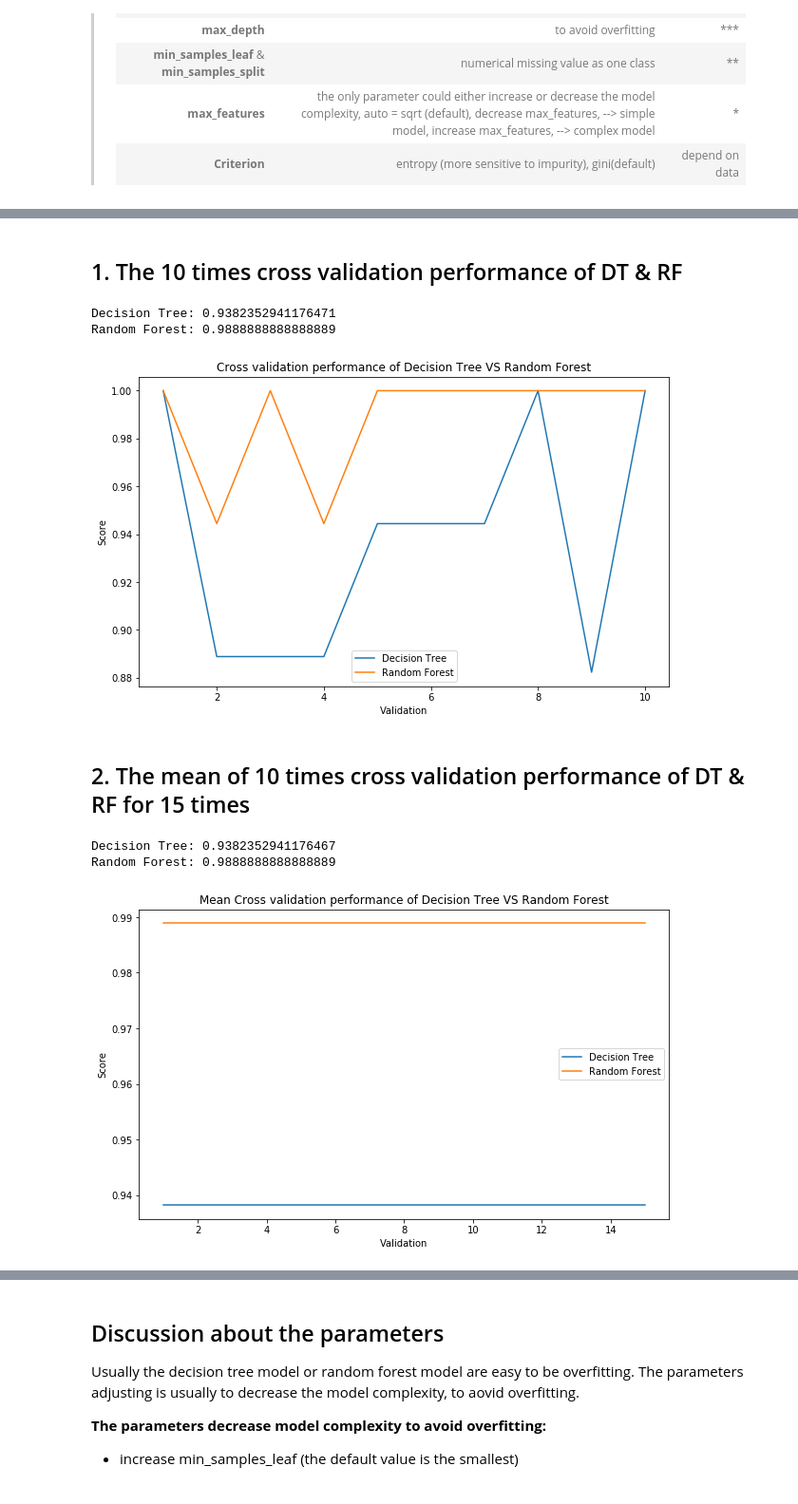
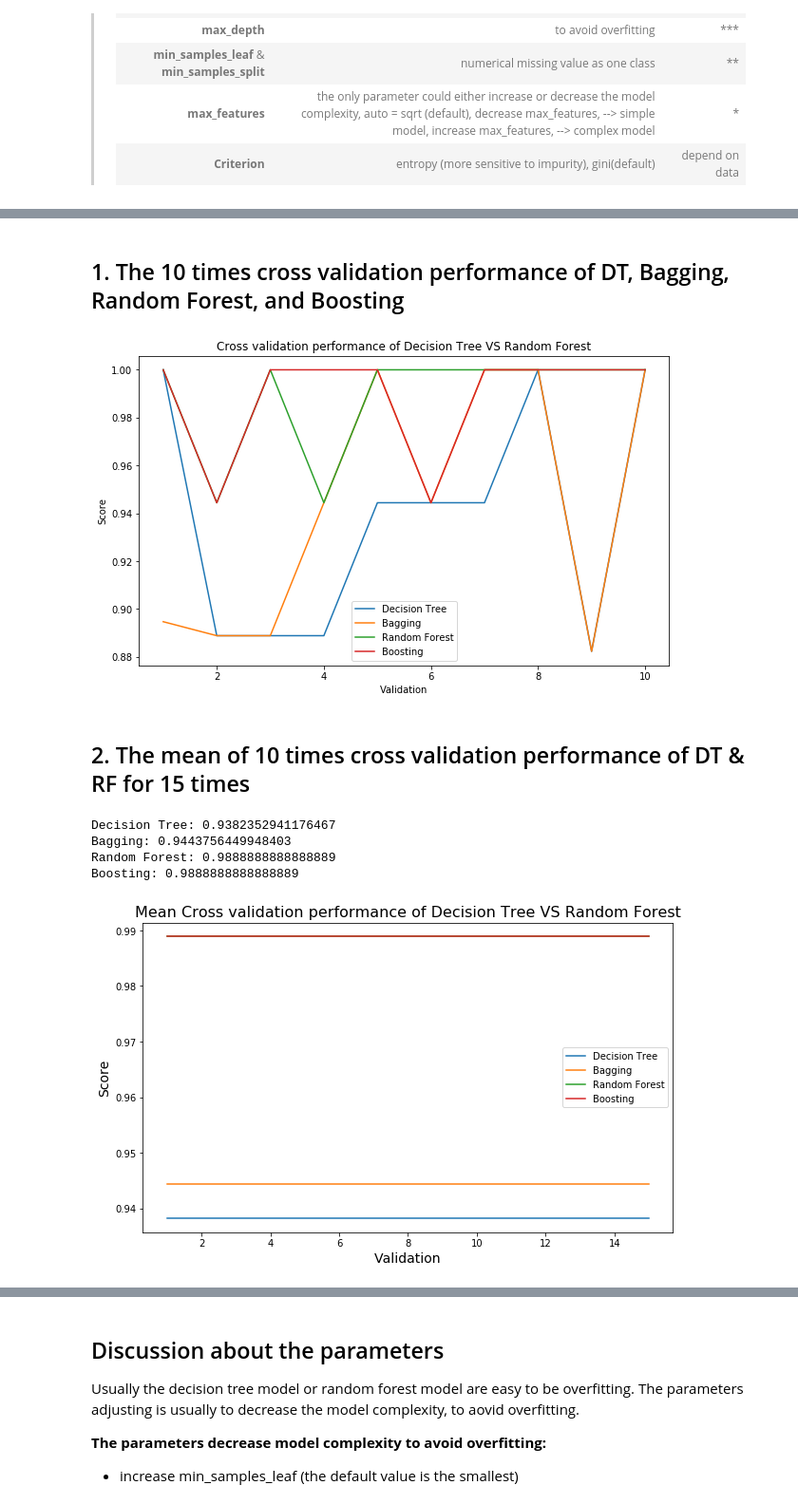
Before and after one commit to xslittlemaggie/Deep-Learning-Machine-Learning-Projects, a Jupyter notebook: Wine_DecisionTree_RandomForest.ipynb, the cells around one changed output, grey strips where cells are left out. Shown: that part at 95% size. Drawn from its saved outputs; the diff is of its cells as text; code cells hidden in the pictures.

```diff
--- a/Wine_DecisionTree_RandomForest.ipynb
+++ b/Wine_DecisionTree_RandomForest.ipynb
@@ -325,56 +415,92 @@ The value of n_estimators with the best performance: 14
 # %% [markdown]
-## 1. The 10 times cross validation performance of DT & RF
+## 1. The 10 times cross validation performance of DT, Bagging, Random Forest, and Boosting
 # %%
 # cross validation of Decision Tree
 clf = DecisionTreeClassifier(criterion = "entropy" ,splitter = "random" ,random_state = 30 ,max_depth = 3) # best parameters determined from part one
 clf_s = cross_val_score(clf, wine.data, wine.target, cv = 10)
 
+# cross validation of Bagging
+bag = BaggingClassifier(base_estimator = clf, n_estimators = 14, random_state = 30)  # best best parameters determined from part two
+bag_s = cross_val_score(bag, wine.data, wine.target, cv = 10)
+
 # cross validation of Random Forest
 rfc = RandomForestClassifier(n_estimators = 14, random_state = 30)  # best best parameters determined from part two
 rfc_s = cross_val_score(rfc, wine.data, wine.target, cv = 10)
 
-print("Decision Tree: {}".format(max(clf_means)))
-print("Random Forest: {}".format(max(rfc_means)))
+
+# cross validation of Boosting
+ada = AdaBoostClassifier(base_estimator = clf, n_estimators = 500,
+                       learning_rate = 0.1, random_state = 30)
+ada_s = cross_val_score(ada, wine.data, wine.target, cv = 10)
+
+
+
+#print("Decision Tree: {}".format(max(clf_means)))
+#print("Random Forest: {}".format(max(rfc_means)))
 
 plt.figure(figsize = (10, 6))
 plt.title("Cross validation performance of Decision Tree VS Random Forest")
 plt.ylabel("Score")
 plt.xlabel("Validation")
 plt.plot(range(1, 11), clf_s, label = "Decision Tree")
+plt.plot(range(1, 11), bag_s, label = "Bagging")
 plt.plot(range(1, 11), rfc_s, label = "Random Forest")
+plt.plot(range(1, 11), ada_s, label = "Boosting")
 plt.legend()
 plt.show()
 # %% [output]
-Decision Tree: 0.9382352941176471
-Random Forest: 0.9888888888888889
-[figure, old version]
+[figure, new version]
 # %% [markdown]
 ## 2. The mean of 10 times cross validation performance of DT & RF for 15 times
 # %%
 clf_means = []
+bag_means = []
 rfc_means = []
+ada_means = []
 
 for i in range(15):
   # cross validation of Decision Tree
   clf = DecisionTreeClassifier(criterion = "entropy" ,splitter = "random" ,random_state = 30 ,max_depth = 3) # best parameters determined from part one
   clf_s = cross_val_score(clf, wine.data, wine.target, cv = 10).mean()
   clf_means.append(clf_s)
 
+  # cross validation of Bagging
+  bag = BaggingClassifier(base_estimator = clf, n_estimators = 14, random_state = 30)  # best best parameters determined from part two
+  bag_s = cross_val_score(bag, wine.data, wine.target, cv = 10).mean()
+  bag_means.append(bag_s)
+
   # cross validation of Random Forest
   rfc = RandomForestClassifier(n_estimators = 14, random_state = 30)  # best best parameters determined from part two
   rfc_s = cross_val_score(rfc, wine.data, wine.target, cv = 10).mean()
   rfc_means.append(rfc_s)
+
+  # cross validation of Boosting
+  ada = AdaBoostClassifier(base_estimator = clf, n_estimators = 500,
+                         learning_rate = 0.1, random_state = 30)
+  ada_s = cross_val_score(ada, wine.data, wine.target, cv = 10).mean()
+  ada_means.append(ada_s)
+
+
+
 print("Decision Tree: {}".format(np.mean(clf_means)))
+print("Bagging: {}".format(np.mean(bag_means)))
 print("Random Forest: {}".format(np.mean(rfc_means)))
+print("Boosting: {}".format(np.mean(ada_means)))
+
 plt.figure(figsize = (10, 6))
-plt.title("Mean Cross validation performance of Decision Tree VS Random Forest")
-plt.ylabel("Score")
-plt.xlabel("Validation")
+plt.title("Mean Cross validation performance of Decision Tree VS Random Forest", size = 16)
+plt.ylabel("Score", size = 14)
+plt.xlabel("Validation", size = 14)
 plt.plot(range(1, 16), clf_means, label = "Decision Tree")
+plt.plot(range(1, 16), bag_means, label = "Bagging")
 plt.plot(range(1, 16), rfc_means, label = "Random Forest")
+plt.plot(range(1, 16), ada_means, label = "Boosting")
+
 plt.legend()
 plt.show()
 # %% [output]
 Decision Tree: 0.9382352941176467
+Bagging: 0.9443756449948403
 Random Forest: 0.9888888888888889
+Boosting: 0.9888888888888889
-[figure, old version]
+[figure, new version]
```
Also changed, not shown: parts of 49 cells of this notebook.
